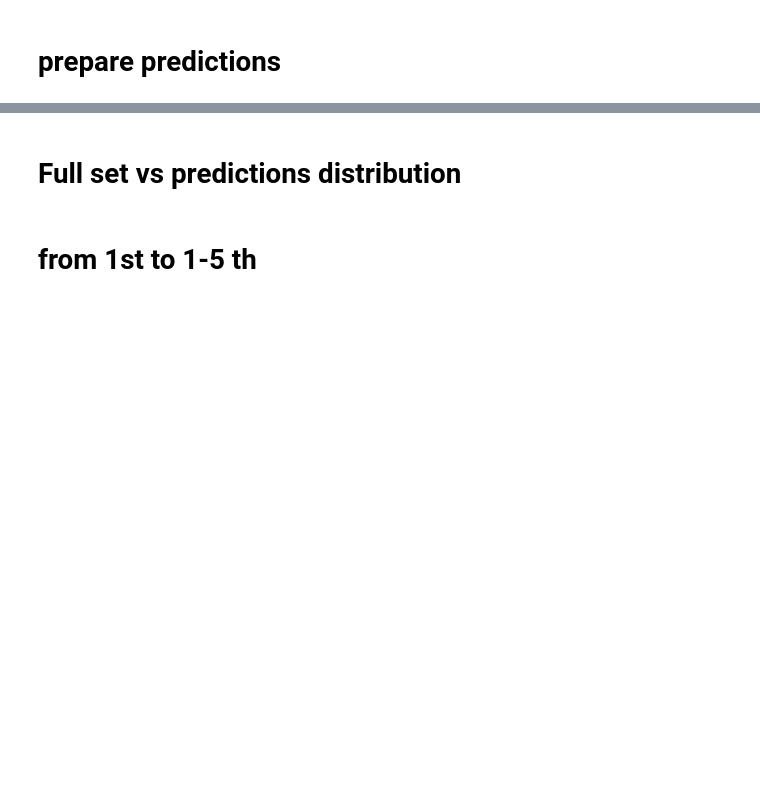
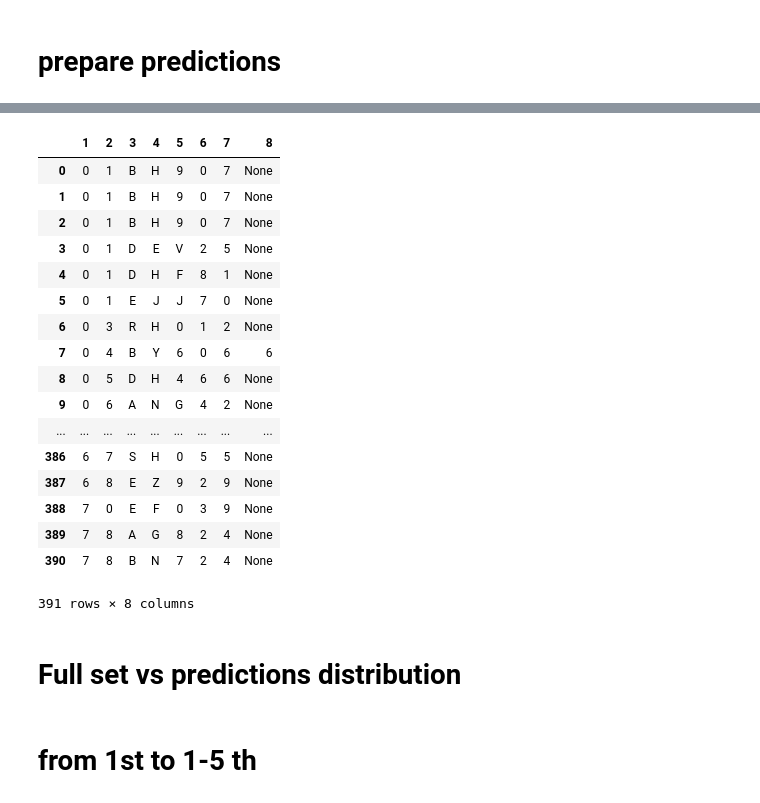
Before and after one commit to evrodiler/turkishplate, a Jupyter notebook: _5PlateDistribution.ipynb, the cells around one changed output, grey strips where cells are left out. Cells and saved outputs as stored; diff of their text form; code cells hidden in the pictures; blank space fills up the shorter version.

```diff
--- a/_5PlateDistribution.ipynb
+++ b/_5PlateDistribution.ipynb
@@ -21,31 +34,31 @@ ROOT_DATA_DIR = os.path.join("/home/user/Source/data/dataEvrim")
 # %% [markdown]
 # prepare predictions
+# %%
+#prep for predictions  ************
+import keras
+import tensorflow as tf
+import sys
+import os
+from keras import backend as K
+import itertools
+
+sess = tf.Session()
+K.set_session(sess)
+
+#load model
+loaded_model=m.load_model(ROOT_DIR + '/Model/lr0.02_mom0.9')
 # %%
-#prep for predictions  ************
-import keras
-import tensorflow as tf
-import sys
-import os
-from keras import backend as K
-import itertools
-
-sess = tf.Session()
-K.set_session(sess)
-
-#load model
-loaded_model=p.load_model(ROOT_DIR + '/Model/lr0.02_mom0.9')
-
 #prepare test data for prediction
-test_dirpath = ROOT_DATA_DIR + '/4607test/img' #input images of 4607 examples
+test_dirpath = DATA_DIR + '/test'
 test_cnt=len(os.listdir(test_dirpath))
 
-tiger_test = p.TextImageGenerator(test_dirpath, 'test', 128, 64, test_cnt , 4)
+tiger_test = m.TextImageGenerator(DATA_DIR, 'test', 128, 64, test_cnt , 4)
 tiger_test.build_data()
 net_inp = loaded_model.get_layer(name='the_input').input
 net_out = loaded_model.get_layer(name='softmax').output
 
 #predict and put all non_matched& matched plates in to lists
-nmatch_str,match_str,nmatched,matched =p.all_plates_classify(sess,tiger_test,net_inp,net_out)
+nmatch_str,match_str,nmatched,matched =m.all_plates_classify(sess,tiger_test,net_inp,net_out)
 
 # dataset creation for predictions
 df2= p.datacreate('',False,nmatch_str)   #2nd param path_true,3rd param takes list
@@ -56,3 +94,24 @@ dataset ready for test predictions
+# %%
+df2
+# %% [output]
+|  | 1 | 2 | 3 | 4 | 5 | 6 | 7 | 8 |
+| 0 | 0 | 1 | B | H | 9 | 0 | 7 | None |
+| 1 | 0 | 1 | B | H | 9 | 0 | 7 | None |
+| 2 | 0 | 1 | B | H | 9 | 0 | 7 | None |
+| 3 | 0 | 1 | D | E | V | 2 | 5 | None |
+| 4 | 0 | 1 | D | H | F | 8 | 1 | None |
+| 5 | 0 | 1 | E | J | J | 7 | 0 | None |
+| 6 | 0 | 3 | R | H | 0 | 1 | 2 | None |
+| 7 | 0 | 4 | B | Y | 6 | 0 | 6 | 6 |
+| 8 | 0 | 5 | D | H | 4 | 6 | 6 | None |
+| 9 | 0 | 6 | A | N | G | 4 | 2 | None |
+| ... | ... | ... | ... | ... | ... | ... | ... | ... |
+| 386 | 6 | 7 | S | H | 0 | 5 | 5 | None |
+| 387 | 6 | 8 | E | Z | 9 | 2 | 9 | None |
+| 388 | 7 | 0 | E | F | 0 | 3 | 9 | None |
+| 389 | 7 | 8 | A | G | 8 | 2 | 4 | None |
+| 390 | 7 | 8 | B | N | 7 | 2 | 4 | None |
+391 rows × 8 columns
 # %%
 # full set
 path=ROOT_DATA_DIR + '/4607/img'
```
Also changed, not shown: parts of 12 cells of this notebook, 2 other files.
